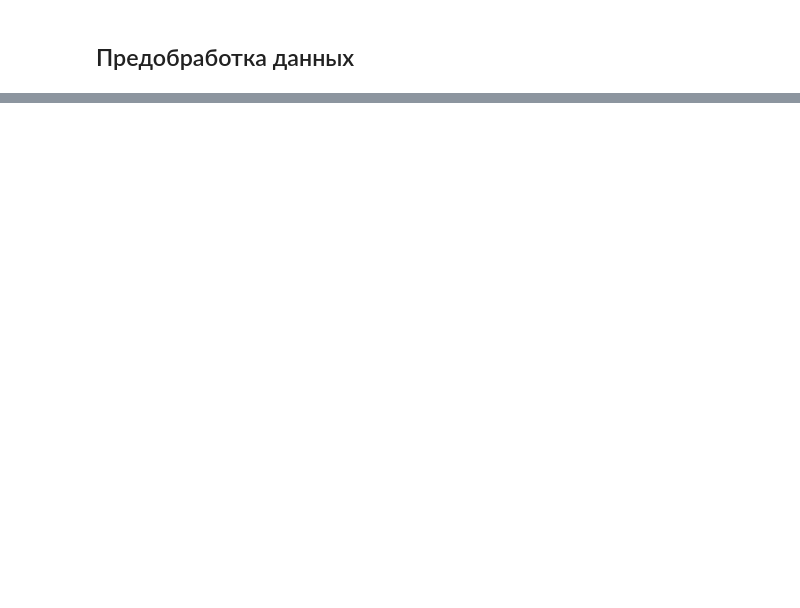
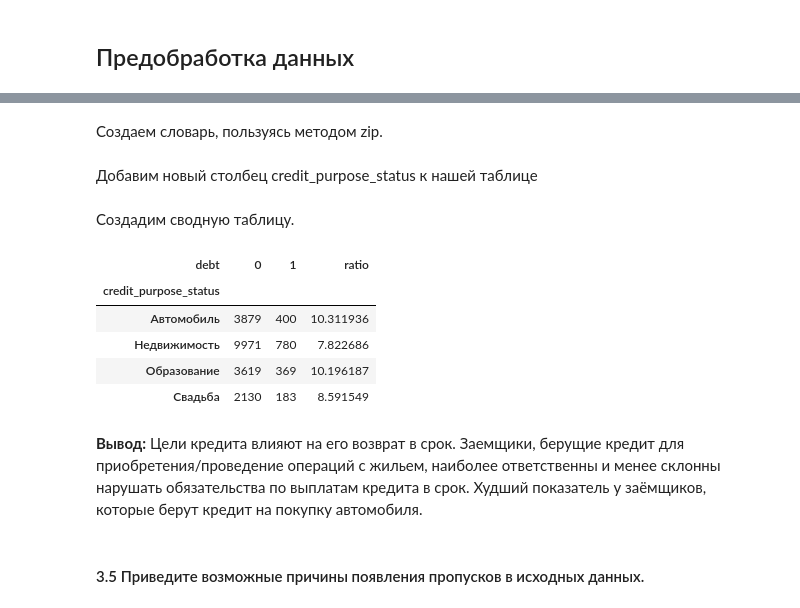
Before and after one commit to gss0311/Yandex_practicum, a Jupyter notebook: Проект_Исследование_надежности_заемщиков.ipynb, the cells around one changed output, grey strips where cells are left out. Saved outputs shown, nothing was run; the diff lists cells and outputs as text; code cells hidden in the pictures; blank space fills up the shorter version.

```diff
--- a/Проект_Исследование_надежности_заемщиков.ipynb
+++ b/Проект_Исследование_надежности_заемщиков.ipynb
@@ -2284,0 +457,14 @@ for row in ['total_area_m2', 'living_area_m2', 'kitchen_area_m2']:
+# %%
+credit_purpose_keys= []
+credit_purpose_list = list(data.purpose.unique())
+for value in range(len(credit_purpose_list)):
+    if 'образован' in credit_purpose_list[value]:
+        credit_purpose_keys.append('Образование')
+    elif 'авто' in credit_purpose_list[value]:
+        credit_purpose_keys.append('Автомобиль')
+    elif 'свадь' in credit_purpose_list[value]:
+        credit_purpose_keys.append('Свадьба')
+    else:
+        credit_purpose_keys.append('Недвижимость')
+
+credit_purpose_keys
@@ -2284,0 +511,28 @@ for row in ['total_area_m2', 'living_area_m2', 'kitchen_area_m2']:
+# %% [markdown]
+Создаем словарь, пользуясь методом zip.
+# %%
+credit_purpose_dict = dict(zip(credit_purpose_list, credit_purpose_keys))
+# %% [markdown]
+Добавим новый столбец credit_purpose_status к нашей таблице
+# %%
+data['credit_purpose_status'] = data['purpose'].map(credit_purpose_dict)
+# %% [markdown]
+Создадим сводную таблицу.
+# %%
+credit_purpose_pivot = data.pivot_table(index=['credit_purpose_status'], columns=['debt'], values='education_id', aggfunc='count')
+credit_purpose_pivot['ratio'] = credit_purpose_pivot[1] / credit_purpose_pivot[0] * 100
+credit_purpose_pivot
+# %% [output]
+| debt | 0 | 1 | ratio |
+| credit_purpose_status |  |  |  |
+| Автомобиль | 3879 | 400 | 10.311936 |
+| Недвижимость | 9971 | 780 | 7.822686 |
+| Образование | 3619 | 369 | 10.196187 |
+| Свадьба | 2130 | 183 | 8.591549 |
+# %% [markdown]
+**Вывод:**
+    Цели кредита влияют на его возврат в срок.
+Заемщики, берущие кредит для приобретения/проведение операций с жильем, наиболее ответственны и менее склонны нарушать обязательства по выплатам кредита в срок.
+Худший показатель у заёмщиков, которые берут кредит на покупку автомобиля.
+# %% [markdown]
+#### 3.5 Приведите возможные причины появления пропусков в исходных данных.
```
Also changed, not shown: parts of 440 cells of this notebook.
